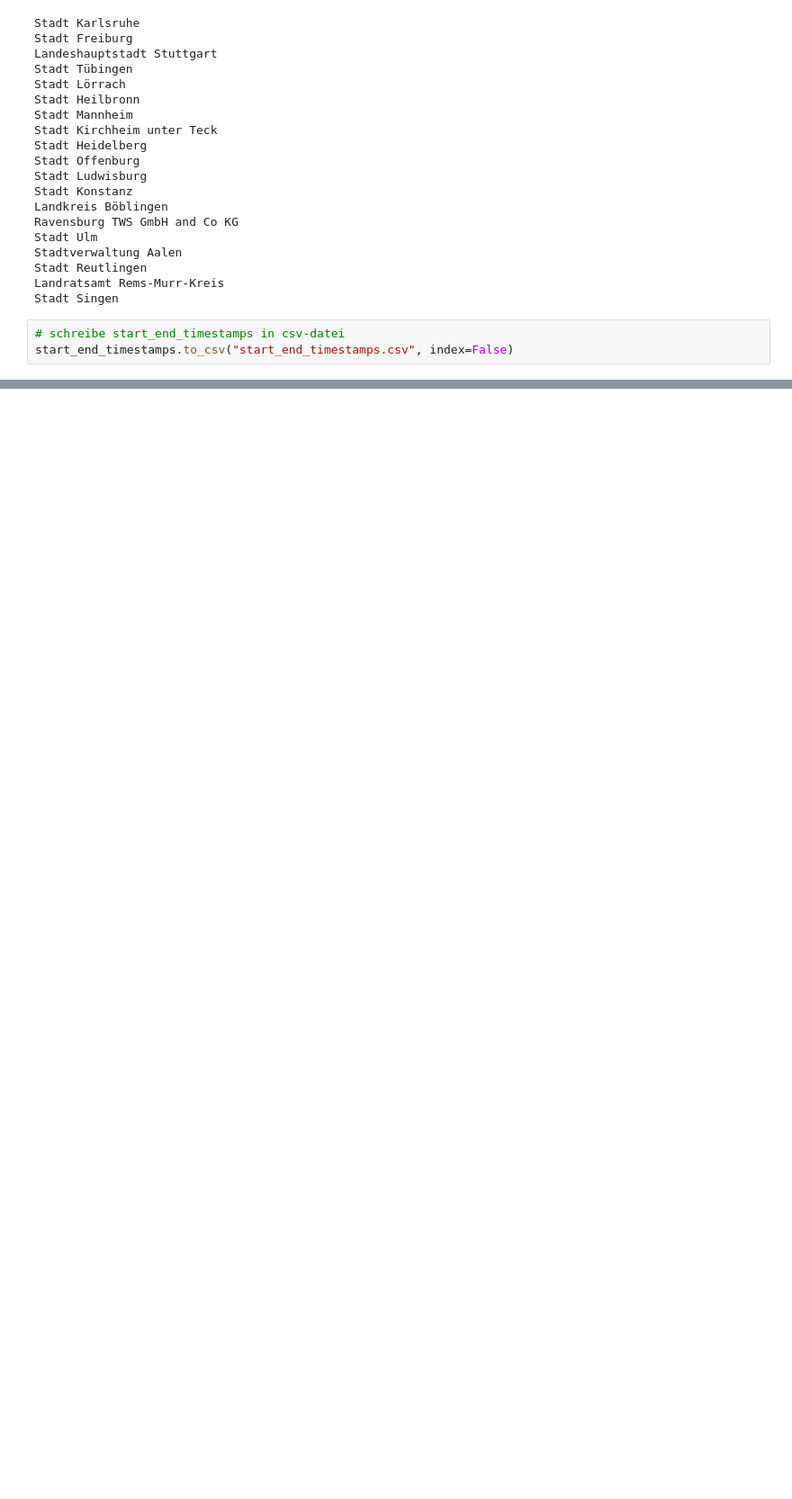
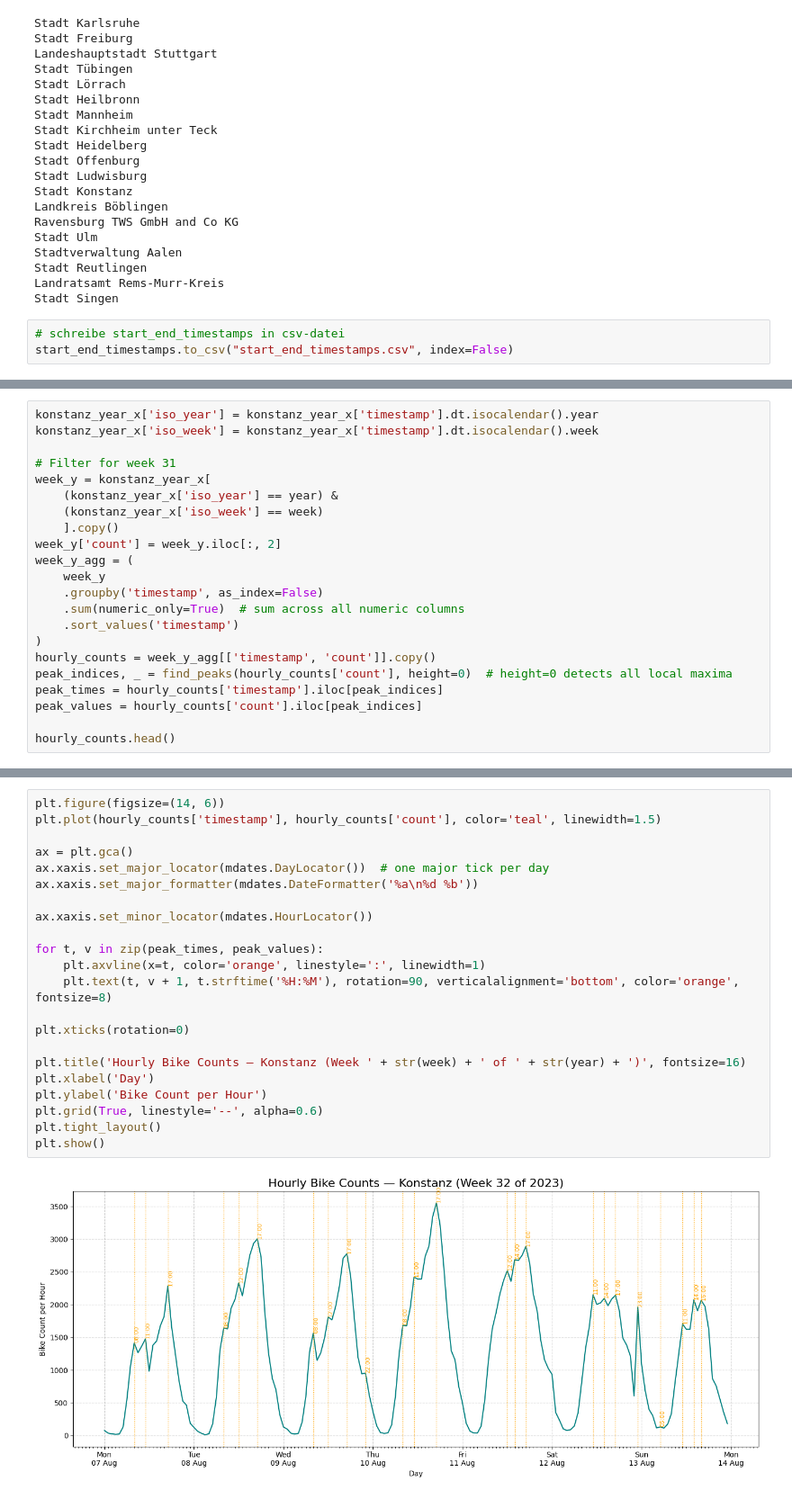
Before and after one commit to skessler01/data_literacy, a Jupyter notebook: data_preprocessing.ipynb, the cells around one changed output, grey strips where cells are left out. Shown at 90% size. Saved outputs shown, nothing was run; the diff lists cells and outputs as text; blank space fills up the shorter version.

```diff
--- a/data_preprocessing.ipynb
+++ b/data_preprocessing.ipynb
@@ -476,0 +533,22 @@ start_end_timestamps.to_csv("start_end_timestamps.csv", index=False)
+# %%
+konstanz_year_x['iso_year'] = konstanz_year_x['timestamp'].dt.isocalendar().year
+konstanz_year_x['iso_week'] = konstanz_year_x['timestamp'].dt.isocalendar().week
+
+# Filter for week 31
+week_y = konstanz_year_x[
+    (konstanz_year_x['iso_year'] == year) &
+    (konstanz_year_x['iso_week'] == week)
+    ].copy()
+week_y['count'] = week_y.iloc[:, 2]
+week_y_agg = (
+    week_y
+    .groupby('timestamp', as_index=False)
+    .sum(numeric_only=True)  # sum across all numeric columns
+    .sort_values('timestamp')
+)
+hourly_counts = week_y_agg[['timestamp', 'count']].copy()
+peak_indices, _ = find_peaks(hourly_counts['count'], height=0)  # height=0 detects all local maxima
+peak_times = hourly_counts['timestamp'].iloc[peak_indices]
+peak_values = hourly_counts['count'].iloc[peak_indices]
+
+hourly_counts.head()
@@ -476,0 +562,24 @@ start_end_timestamps.to_csv("start_end_timestamps.csv", index=False)
+# %%
+plt.figure(figsize=(14, 6))
+plt.plot(hourly_counts['timestamp'], hourly_counts['count'], color='teal', linewidth=1.5)
+
+ax = plt.gca()
+ax.xaxis.set_major_locator(mdates.DayLocator())  # one major tick per day
+ax.xaxis.set_major_formatter(mdates.DateFormatter('%a\n%d %b'))
+
+ax.xaxis.set_minor_locator(mdates.HourLocator())
+
+for t, v in zip(peak_times, peak_values):
+    plt.axvline(x=t, color='orange', linestyle=':', linewidth=1)
+    plt.text(t, v + 1, t.strftime('%H:%M'), rotation=90, verticalalignment='bottom', color='orange', fontsize=8)
+
+plt.xticks(rotation=0)
+
+plt.title('Hourly Bike Counts — Konstanz (Week ' + str(week) + ' of ' + str(year) + ')', fontsize=16)
+plt.xlabel('Day')
+plt.ylabel('Bike Count per Hour')
+plt.grid(True, linestyle='--', alpha=0.6)
+plt.tight_layout()
+plt.show()
+# %% [output]
+[figure, added]
```
Also changed, not shown: parts of 21 cells of this notebook.
